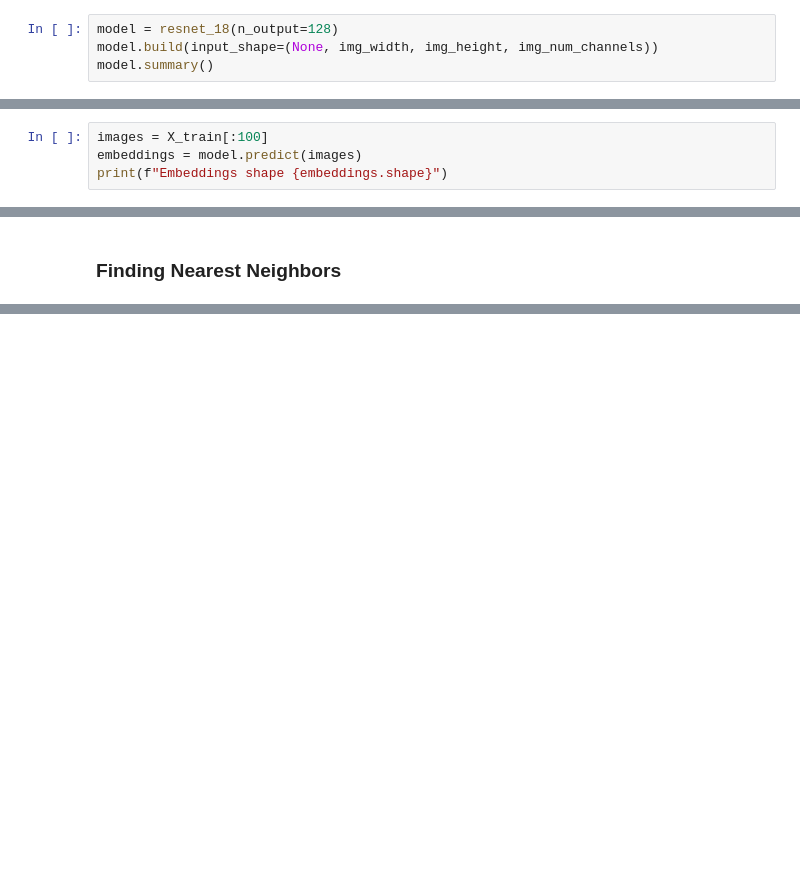
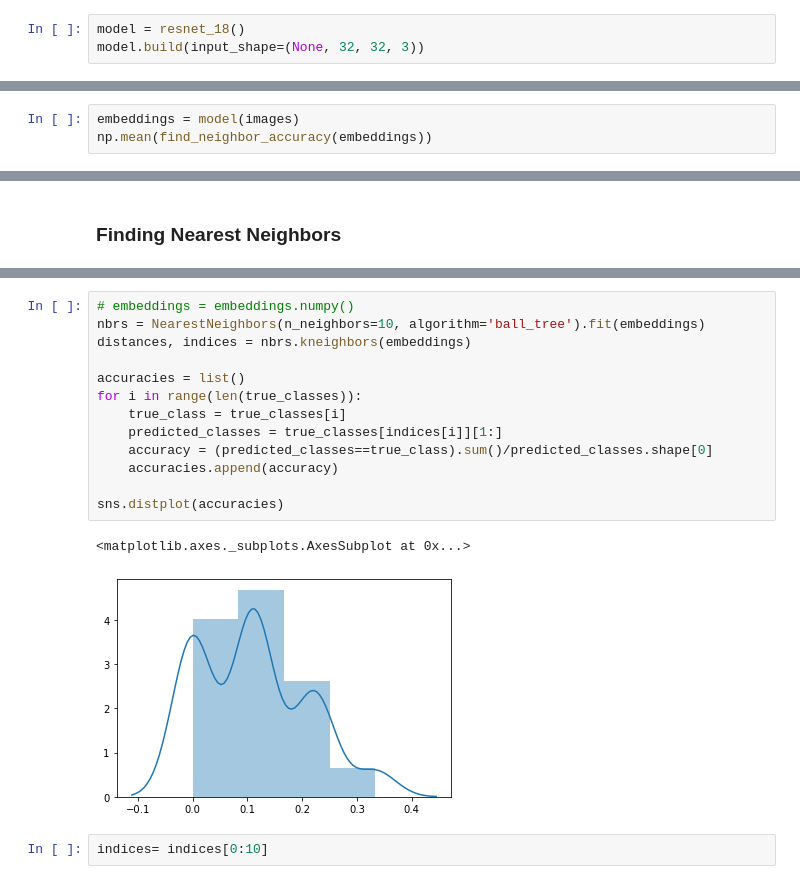
Before and after one commit to ahsanmemon/Unsupervised-Classification-Tensorflow, a Jupyter notebook: CIFAR 100/3 - Resnet 18 Classification with RotNet.ipynb, the cells around one changed output, grey strips where cells are left out. Saved outputs shown, nothing was run; the diff lists cells and outputs as text; blank space fills up the shorter version.

```diff
--- a/CIFAR 100/3 - Resnet 18 Classification with RotNet.ipynb
+++ b/CIFAR 100/3 - Resnet 18 Classification with RotNet.ipynb
@@ -71,4 +56,3 @@ y_test shape : (10000, 10)
 # %%
-model = resnet_18(n_output=128)
-model.build(input_shape=(None, img_width, img_height, img_num_channels))
-model.summary()
+model = resnet_18()
+model.build(input_shape=(None, 32, 32, 3))
@@ -170,4 +134,0 @@ model.save_weights("resnet18_classification_with_rotnet.h5")
-# %%
-images = X_train[:100]
-embeddings = model.predict(images)
-print(f"Embeddings shape {embeddings.shape}")
@@ -175,0 +135,3 @@ Embeddings shape (100, 128)
+# %%
+embeddings = model(images)
+np.mean(find_neighbor_accuracy(embeddings))
@@ -298,0 +169,18 @@ cluster_associations = semantic_clustering_model.predict(X_train)
+# %%
+# embeddings = embeddings.numpy()
+nbrs = NearestNeighbors(n_neighbors=10, algorithm='ball_tree').fit(embeddings)
+distances, indices = nbrs.kneighbors(embeddings)
+
+accuracies = list()
+for i in range(len(true_classes)):
+    true_class = true_classes[i]
+    predicted_classes = true_classes[indices[i]][1:]
+    accuracy = (predicted_classes==true_class).sum()/predicted_classes.shape[0]
+    accuracies.append(accuracy)
+
+sns.distplot(accuracies)
+# %% [output]
+<matplotlib.axes._subplots.AxesSubplot at 0x...>
+[figure, added]
+# %%
+indices= indices[0:10]
```
Also changed, not shown: parts of 20 cells of this notebook, 3 other files.
